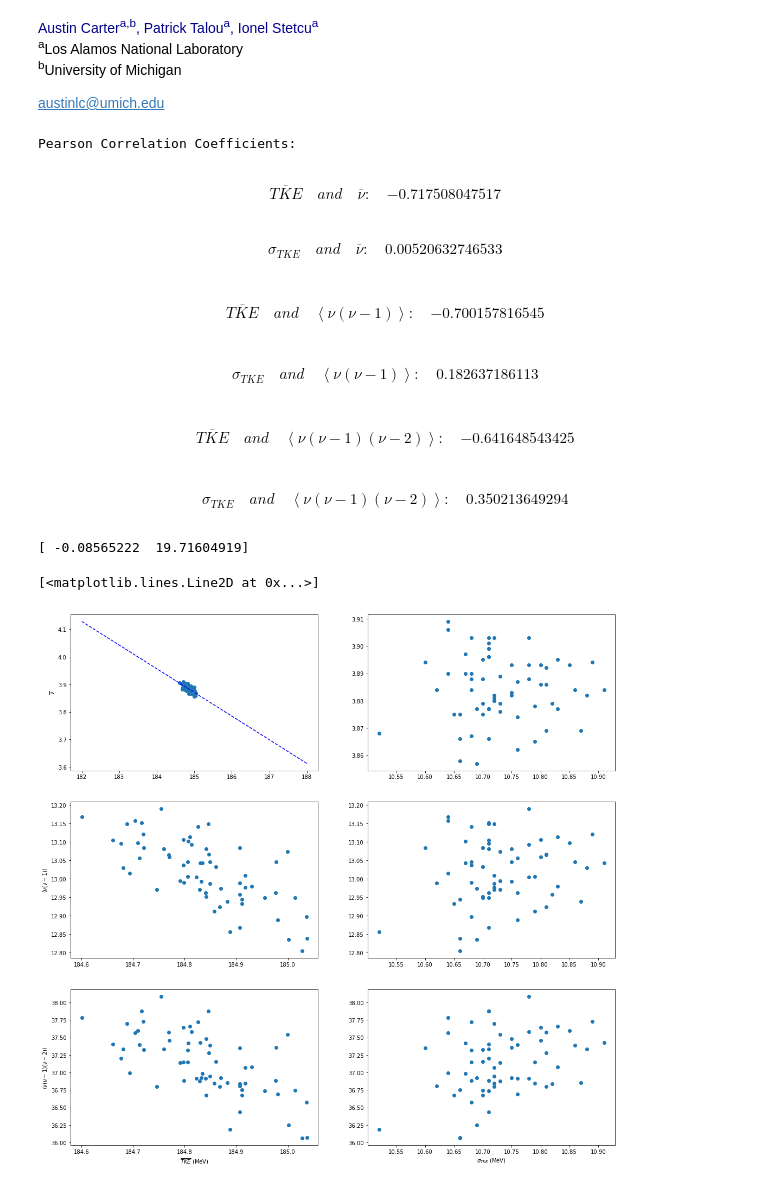
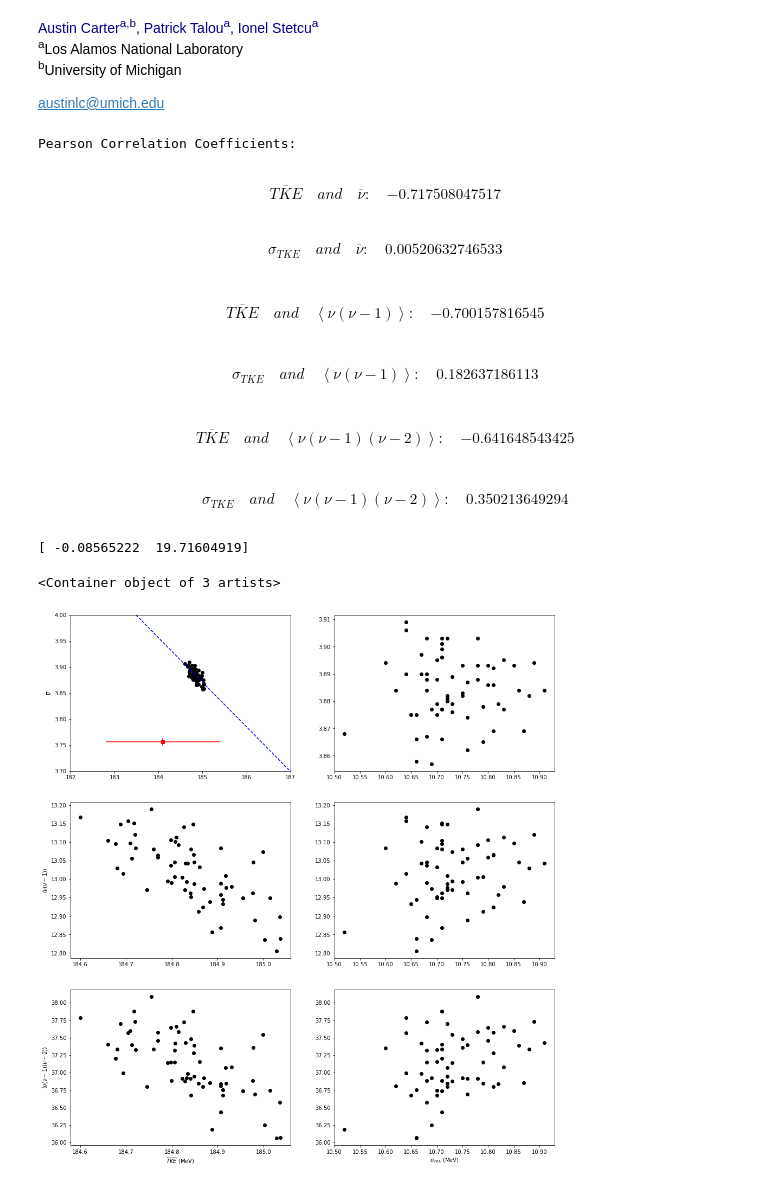
Before and after one commit to austinlc/CGMFAnalysis, a Jupyter notebook: CGMFSummaryFileAnalyzer.ipynb, the cells around one changed output. Drawn from its saved outputs; the diff is of its cells as text; code cells hidden in the pictures.

```diff
--- a/CGMFSummaryFileAnalyzer.ipynb
+++ b/CGMFSummaryFileAnalyzer.ipynb
@@ -25,7 +26,7 @@ summary_file_path = os.path.join(os.getcwd(),summary_file_name)
 # %%
 #-- YOU COULD SIMPLIFY THIS BY WRITING:
 #-- "In Summary2/3.txt", I added "#" for the first few comment lines; numpy ignores those lines by default
-nevents, TXE, TXEu, TKE, TKEu, J, Ju, nn, nnm2, nnm3, ng, ngm2, ngm3, En, Enu, Eg, Egu = np.loadtxt("Summary.txt",unpack=True, usecols=range(1,18))
+nevents, TXE, TXEu, TKE, TKEu, J, Ju, nn, nnm2, nnm3, ng, ngm2, ngm3, Encm, Encmu, Egcm, Egcmu, Enlab, Enlabu, Eglab, Eglabu = np.loadtxt("Summary.txt",unpack=True, usecols=range(1,22))
 # %%
 def shorten(s, subs):
     i = s.index(subs)
@@ -33,15 +34,15 @@ def shorten(s, subs):
     i = s.index(subs)
     return s[:i]
 
-def plot_and_report(x_vars, y_vars, x_labels, y_labels):
+def plot_and_report(x_vars, y_vars, x_labels, y_labels, xfig = 16, yfig = 18):
 
     #PLOT
 
-    fig = plt.figure(figsize=(18,18))
+    fig = plt.figure(figsize=(xfig,yfig))
     for i in range(len(y_vars)):  #rows
         for j in range(len(x_vars)):   #columns
             plt.subplot(len(y_vars),len(x_vars),len(x_vars)*i+j+1)
-            plt.plot(x_vars[j],y_vars[i] , 'o')
+            plt.plot(x_vars[j],y_vars[i] , 'ko')
             #bottom row, add xlabels
             if i == len(y_vars) - 1:
                 plt.xlabel(x_labels[j])
@@ -62,25 +63,28 @@ def plot_and_report(x_vars, y_vars, x_labels, y_labels):
 # %%
 x = [TKE,TKEu]
 y = [nn, nnm2, nnm3]
 xlabels = [r"$\overline{TKE}$ (MeV)", r"$\sigma_{TKE}$ (MeV)"]
 ylabels = [r'$\overline{\nu}$', r'$\left \langle \nu(\nu-1) \right \rangle$', r'$\left \langle \nu(\nu-1)(\nu-2) \right \rangle$']
 
 plot_and_report(x,y,xlabels, ylabels)
 
 plt.subplot(3,2,1)
+plt.xlim(182.0,187.)
+plt.ylim(3.7,4.00)
 fit = np.polyfit(TKE,nn,1)
 print (fit)
 fitfun = np.poly1d(fit)
 x=np.linspace(182,188,61)
 plt.plot(x,fitfun(x),'b--')
+plt.errorbar(184.1,3.756,xerr=1.3,yerr=0.002*3.756,fmt='rs') #-- experimental point
 # %% [output]
 Pearson Correlation Coefficients:
 $$\begin{align}\overline{TKE}&& and &&\overline{\nu}:&&-0.717508047517\end{align}$$
 $$\begin{align}\sigma_{TKE}&& and &&\overline{\nu}:&&0.00520632746533\end{align}$$
 $$\begin{align}\overline{TKE}&& and &&\left \langle \nu(\nu-1) \right \rangle:&&-0.700157816545\end{align}$$
 $$\begin{align}\sigma_{TKE}&& and &&\left \langle \nu(\nu-1) \right \rangle:&&0.182637186113\end{align}$$
 $$\begin{align}\overline{TKE}&& and &&\left \langle \nu(\nu-1)(\nu-2) \right \rangle:&&-0.641648543425\end{align}$$
 $$\begin{align}\sigma_{TKE}&& and &&\left \langle \nu(\nu-1)(\nu-2) \right \rangle:&&0.350213649294\end{align}$$
 [ -0.08565222  19.71604919]
-[<matplotlib.lines.Line2D at 0x...>]
+<Container object of 3 artists>
-[figure, old version]
+[figure, new version]
```
Also changed, not shown: parts of 8 cells of this notebook, 2 other files.
